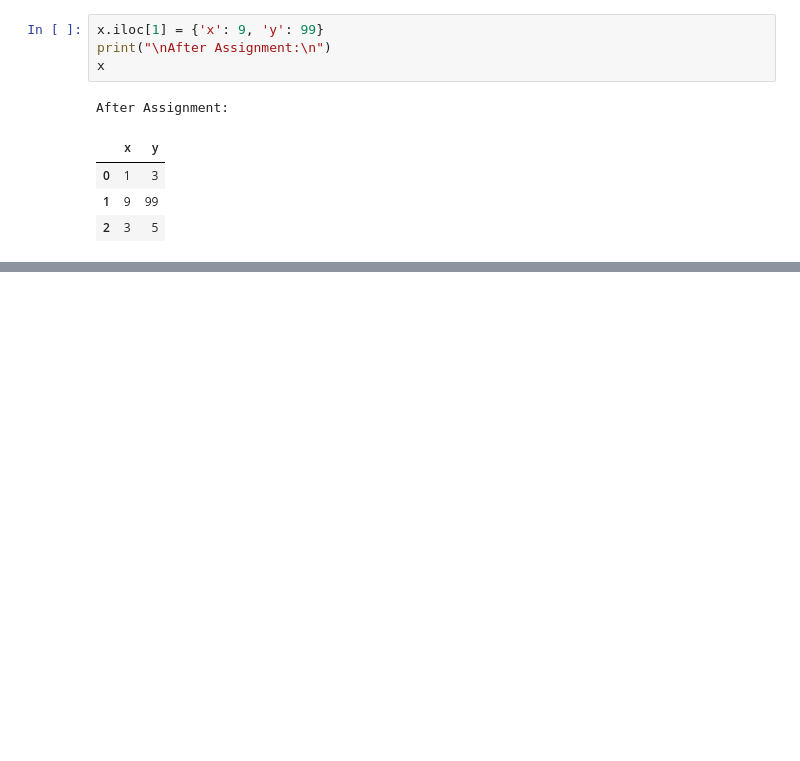
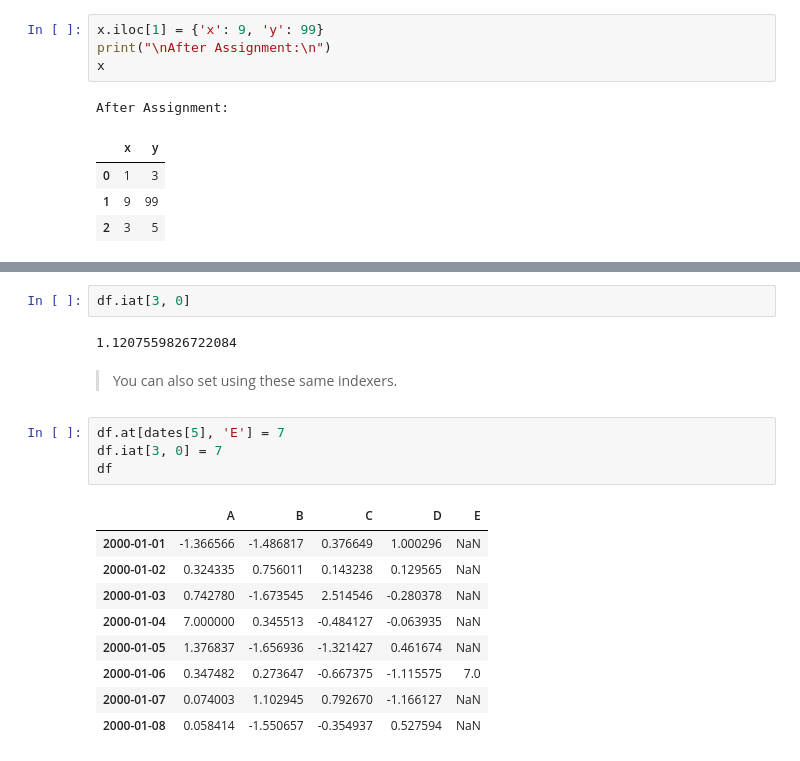
Before and after one commit to Raghushaf/Data_Study_Kaggle, a Jupyter notebook: pandas-learn-practise.ipynb, the cells around one changed output, grey strips where cells are left out. Drawn from its saved outputs; the diff is of its cells as text; blank space fills up the shorter version.

```diff
--- a/pandas-learn-practise.ipynb
+++ b/pandas-learn-practise.ipynb
@@ -3219,0 +4050,20 @@ After Assignment:
+# %%
+df.iat[3, 0]
+# %% [output]
+1.1207559826722084
+# %% [markdown]
+>You can also set using these same indexers.
+# %%
+df.at[dates[5], 'E'] = 7
+df.iat[3, 0] = 7
+df
+# %% [output]
+|  | A | B | C | D | E |
+| 2000-01-01 | -1.366566 | -1.486817 | 0.376649 | 1.000296 | NaN |
+| 2000-01-02 | 0.324335 | 0.756011 | 0.143238 | 0.129565 | NaN |
+| 2000-01-03 | 0.742780 | -1.673545 | 2.514546 | -0.280378 | NaN |
+| 2000-01-04 | 7.000000 | 0.345513 | -0.484127 | -0.063935 | NaN |
+| 2000-01-05 | 1.376837 | -1.656936 | -1.321427 | 0.461674 | NaN |
+| 2000-01-06 | 0.347482 | 0.273647 | -0.667375 | -1.115575 | 7.0 |
+| 2000-01-07 | 0.074003 | 1.102945 | 0.792670 | -1.166127 | NaN |
+| 2000-01-08 | 0.058414 | -1.550657 | -0.354937 | 0.527594 | NaN |
```
Also changed, not shown: parts of 158 cells of this notebook.
